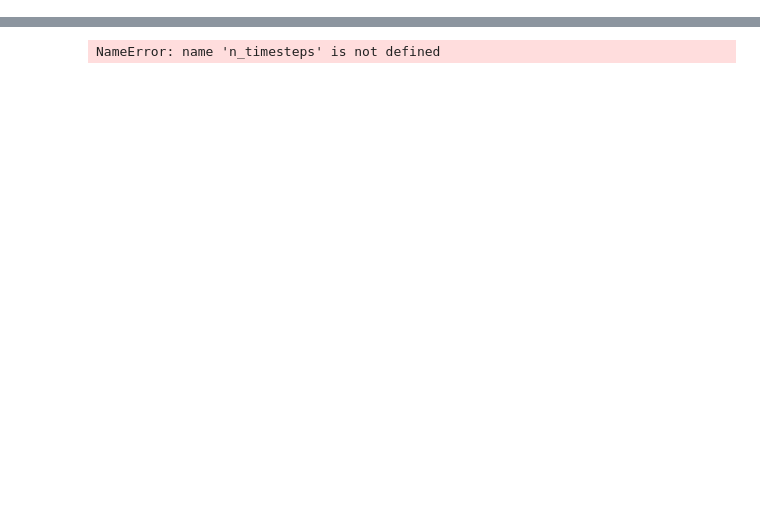
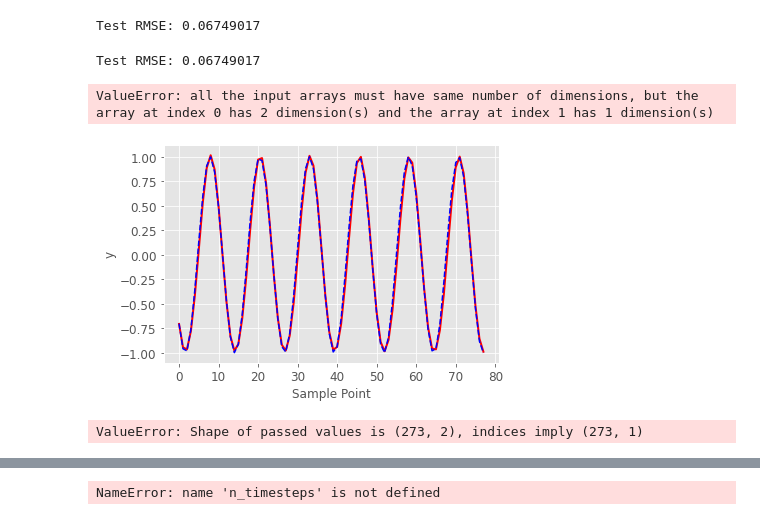
Before and after one commit to dxday45/machine_learning, a Jupyter notebook: asmt_5.ipynb, the cells around one changed output, grey strips where cells are left out. Drawn from its saved outputs; the diff is of its cells as text; code cells hidden in the pictures; blank space fills up the shorter version.

```diff
--- a/asmt_5.ipynb
+++ b/asmt_5.ipynb
@@ -8,0 +110,4 @@ from tensorflow.keras.layers import Dense, LSTM
+# %%
+# reshape input to be [samples, time steps, features]
+trainX = numpy.reshape(trainX, (trainX.shape[0], look_back+1, n_features-1))
+testX = numpy.reshape(testX, (testX.shape[0], look_back+1, n_features-1))
@@ -8,0 +178,20 @@ from tensorflow.keras.layers import Dense, LSTM
+# %%
+# make a prediction
+
+testX = testX.reshape((testX.shape[0], n_obs))
+
+# invert scaling for forecast
+inv_yhat = numpy.concatenate((testX[:,-n_f:],testPredict), axis=1)
+
+inv_yhat = scaler.inverse_transform(inv_yhat)
+inv_yhat = inv_yhat[:,n_f]
+# invert scaling for actual
+testY = testY.reshape((len(testY), 1))
+invY = numpy.concatenate((testX[:,-n_f:],testY), axis=1)
+invY = scaler.inverse_transform(invY)
+invY = invY[:,n_f]
+# calculate RMSE
+rmse = math.sqrt(mean_squared_error(invY, inv_yhat))
+print('Test RMSE: %.8f' % rmse)
+# %% [output]
+Test RMSE: 0.06749017
@@ -8,0 +213,30 @@ from tensorflow.keras.layers import Dense, LSTM
+# %%
+# invert scaling for forecast
+inv_yhat = numpy.concatenate((testX[:,-n_f:],testPredict), axis=1)
+
+inv_yhat = scaler.inverse_transform(inv_yhat)
+inv_yhat = inv_yhat[:,n_f]
+# invert scaling for actual
+testY = testY.reshape((len(testY), 1))
+invY = numpy.concatenate((testX[:,-n_f:],testY), axis=1)
+invY = scaler.inverse_transform(invY)
+invY = invY[:,n_f]
+# calculate RMSE
+rmse = math.sqrt(mean_squared_error(invY, inv_yhat))
+print('Test RMSE: %.8f' % rmse)
+# %% [output]
+Test RMSE: 0.06749017
+# %%
+plotpredY = numpy.concatenate((inv_ypred, inv_yhat), axis=1)
+plotactY =  numpy.concatenate((predY, invY), axis=0)
+plt.figure(2)
+plt.xlabel('Bottom Hole Pressure',fontsize=12)
+plt.ylabel('Gas',fontsize=12)
+plt.xticks(fontsize=12)
+plt.yticks(fontsize=12)
+plt.plot(inv_yhat,'r-',label='Predicted',linewidth=2)
+plt.plot(invY,'b--',label='Actual')
+plt.style.use('ggplot')
+plt.show()
+# %% [output]
+ValueError: all the input arrays must have same number of dimensions, but the array at index 0 has 2 dimension(s) and the array at index 1 has 1 dimension(s)
@@ -8,0 +251,14 @@ from tensorflow.keras.layers import Dense, LSTM
+# %%
+plotpredY = numpy.concatenate((inv_ypred, inv_yhat), axis=0)
+plotactY =  numpy.concatenate((predY, invY), axis=0)
+plt.figure(2)
+plt.xlabel('Sample Point',fontsize=12)
+plt.ylabel('y',fontsize=12)
+plt.xticks(fontsize=12)
+plt.yticks(fontsize=12)
+plt.plot(inv_yhat,'r-',label='Predicted',linewidth=2)
+plt.plot(invY,'b--',label='Actual')
+plt.style.use('ggplot')
+plt.show()
+# %% [output]
+[figure, added]
@@ -8,0 +268,8 @@ from tensorflow.keras.layers import Dense, LSTM
+# %%
+df = df[['Bhp', 'Gas']]
+# apply a min max scaler
+
+scaler = MinMaxScaler()
+df = pd.DataFrame(scaler.fit_transform(df), columns = ['Bhp'])
+# %% [output]
+ValueError: Shape of passed values is (273, 2), indices imply (273, 1)
```
Also changed, not shown: parts of 16 cells of this notebook.
